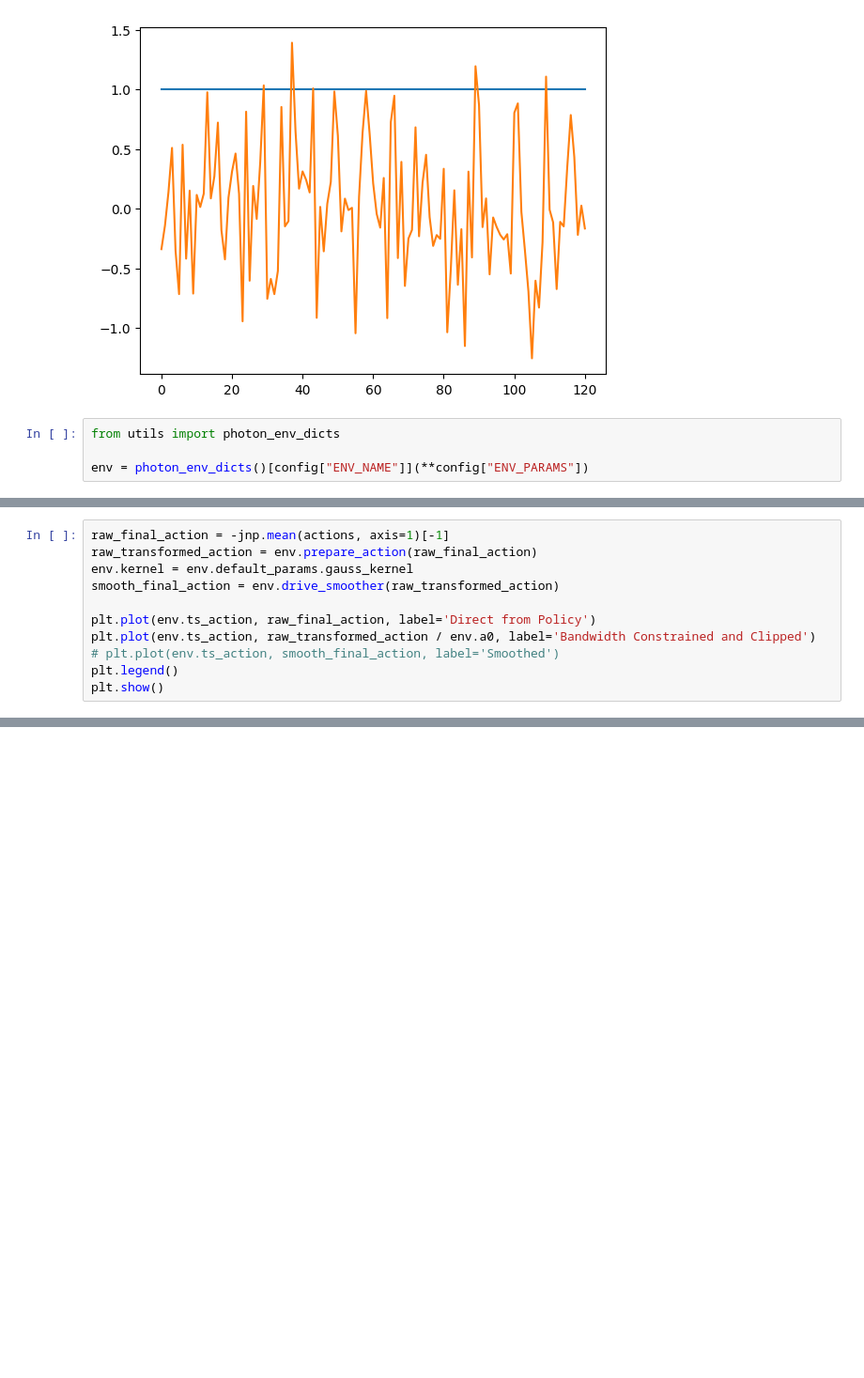
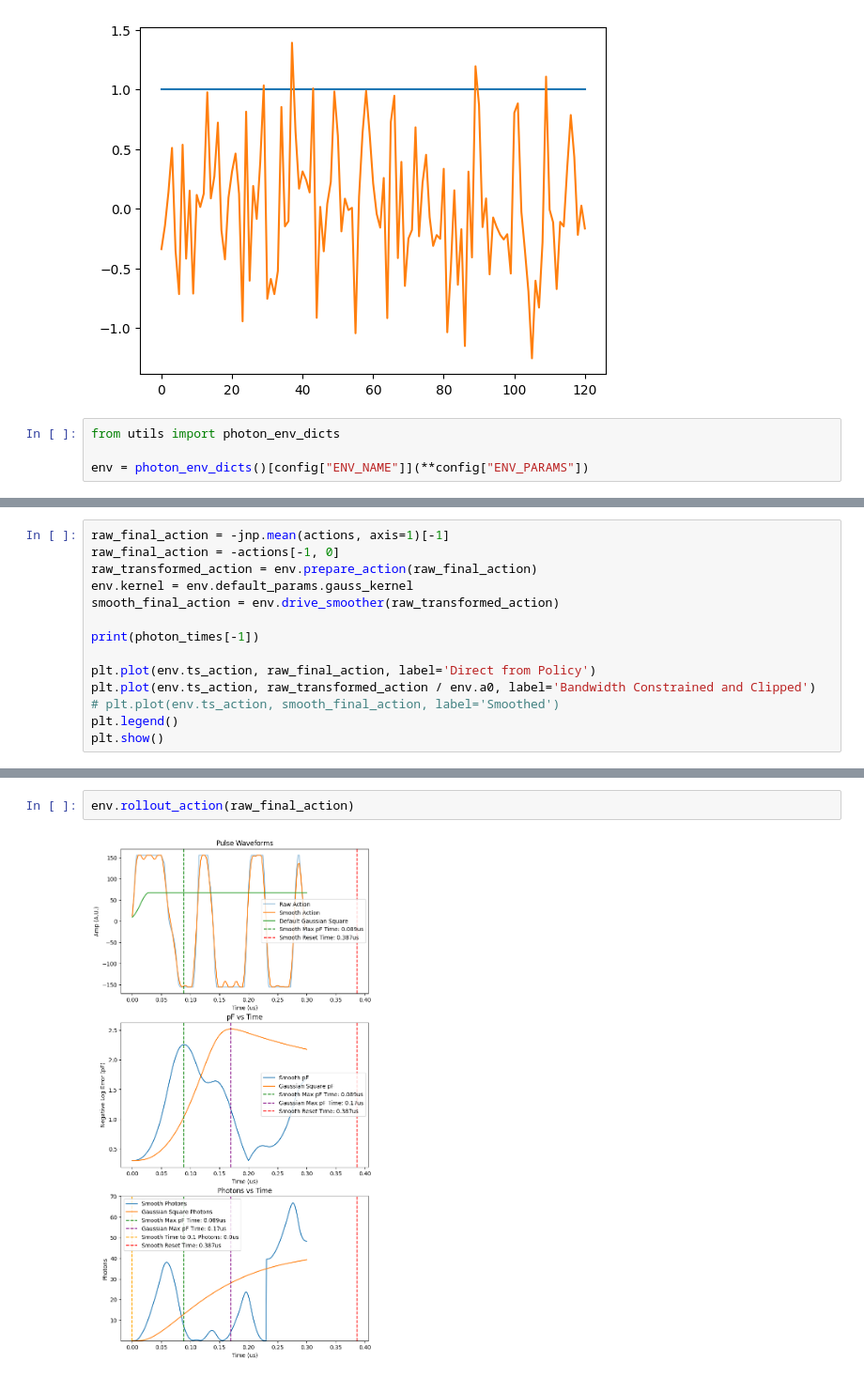
Before and after one commit to AnikenC/ReadoutWithRL, a Jupyter notebook: readoutWithRL/MLControl/cnn_noise_learning.ipynb, the cells around one changed output, grey strips where cells are left out. Shown at 94% size. Saved outputs shown, nothing was run; the diff lists cells and outputs as text; blank space fills up the shorter version.

```diff
--- a/readoutWithRL/MLControl/cnn_noise_learning.ipynb
+++ b/readoutWithRL/MLControl/cnn_noise_learning.ipynb
@@ -198,8 +202,11 @@ plot_learning(
 # %%
 raw_final_action = -jnp.mean(actions, axis=1)[-1]
+raw_final_action = -actions[-1, 0]
 raw_transformed_action = env.prepare_action(raw_final_action)
 env.kernel = env.default_params.gauss_kernel
 smooth_final_action = env.drive_smoother(raw_transformed_action)
+
+print(photon_times[-1])
 
 plt.plot(env.ts_action, raw_final_action, label='Direct from Policy')
 plt.plot(env.ts_action, raw_transformed_action / env.a0, label='Bandwidth Constrained and Clipped')
@@ -210,0 +235,4 @@ plt.show()
+# %%
+env.rollout_action(raw_final_action)
+# %% [output]
+[figure, added]
```
Also changed, not shown: parts of 7 cells of this notebook, 3 other files.
